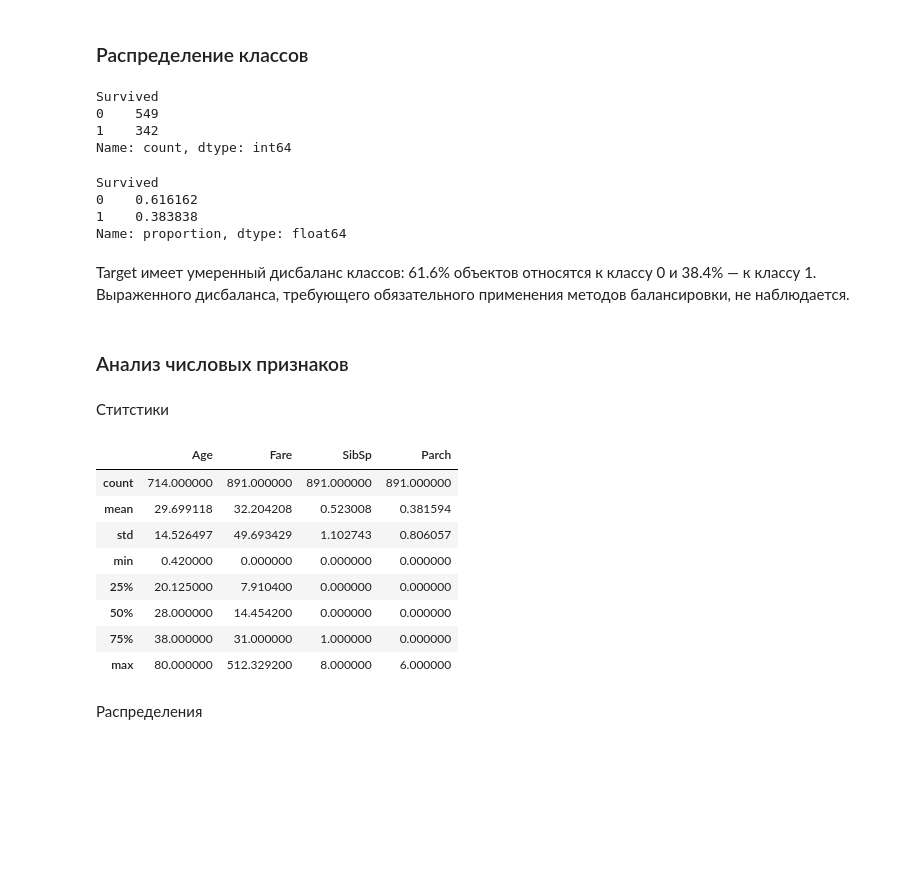
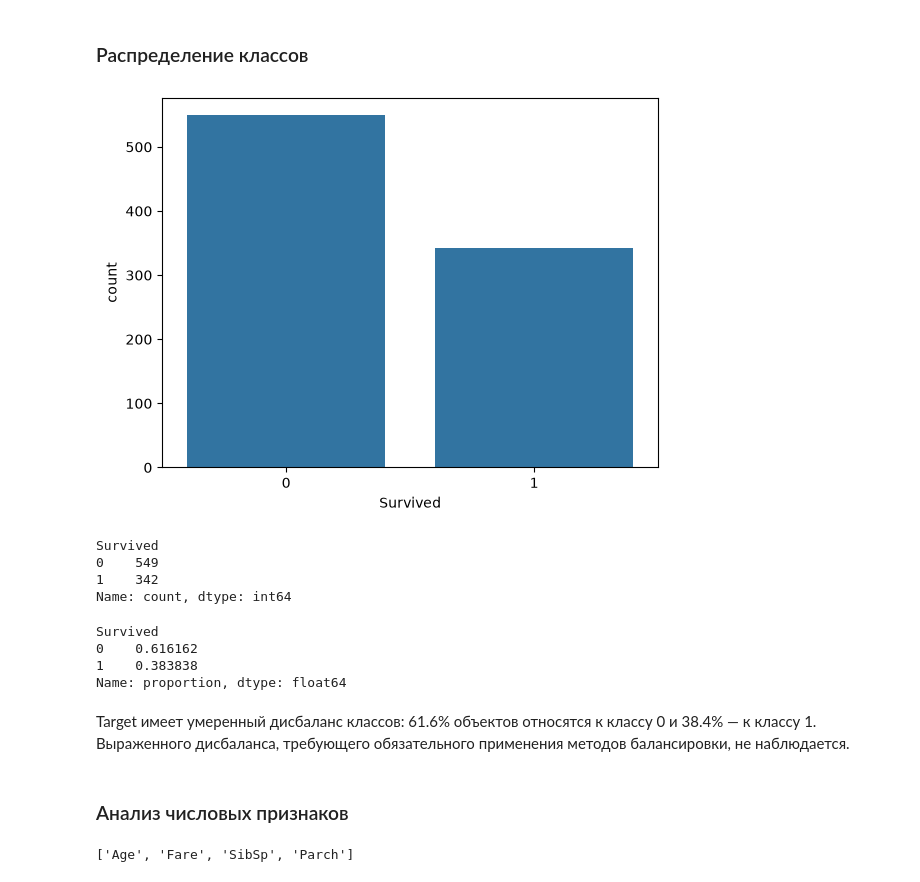
Before and after one commit to tirnish/titanic-ml, a Jupyter notebook: notebooks/01_eda.ipynb, the cells around one changed output. Drawn from its saved outputs; the diff is of its cells as text; code cells hidden in the pictures; blank space fills up the shorter version.

```diff
--- a/notebooks/01_eda.ipynb
+++ b/notebooks/01_eda.ipynb
@@ -212,8 +213,11 @@ target = 'Survived'
 # %% [markdown]
 ### Распределение классов
 # %%
+sns.countplot(data=train, x=target)
+plt.show()
 train[target].value_counts()
 # %% [output]
+[figure, added]
 Survived
 0    549
 1    342
@@ -226,22 +230,11 @@ Survived
 1    0.383838
 Name: proportion, dtype: float64
 # %% [markdown]
-Target имеет умеренный дисбаланс классов: 61.6% объектов относятся к классу 0 и 38.4% — к классу 1. Выраженного дисбаланса, требующего обязательного применения методов балансировки, не наблюдается.
+Target имеет умеренный дисбаланс классов: 61.6% объектов относятся к классу 0 и 38.4% — к классу 1.
+Выраженного дисбаланса, требующего обязательного применения методов балансировки, не наблюдается.
 # %% [markdown]
 ### Анализ числовых признаков
-# %% [markdown]
-Ститстики
-# %%
-train[num_features].describe()
-# %% [output]
-|  | Age | Fare | SibSp | Parch |
-| count | 714.000000 | 891.000000 | 891.000000 | 891.000000 |
-| mean | 29.699118 | 32.204208 | 0.523008 | 0.381594 |
-| std | 14.526497 | 49.693429 | 1.102743 | 0.806057 |
-| min | 0.420000 | 0.000000 | 0.000000 | 0.000000 |
-| 25% | 20.125000 | 7.910400 | 0.000000 | 0.000000 |
-| 50% | 28.000000 | 14.454200 | 0.000000 | 0.000000 |
-| 75% | 38.000000 | 31.000000 | 1.000000 | 0.000000 |
-| max | 80.000000 | 512.329200 | 8.000000 | 6.000000 |
-# %% [markdown]
-Распределения
+# %%
+num_features
+# %% [output]
+['Age', 'Fare', 'SibSp', 'Parch']
```
Also changed, not shown: parts of 46 cells of this notebook.
